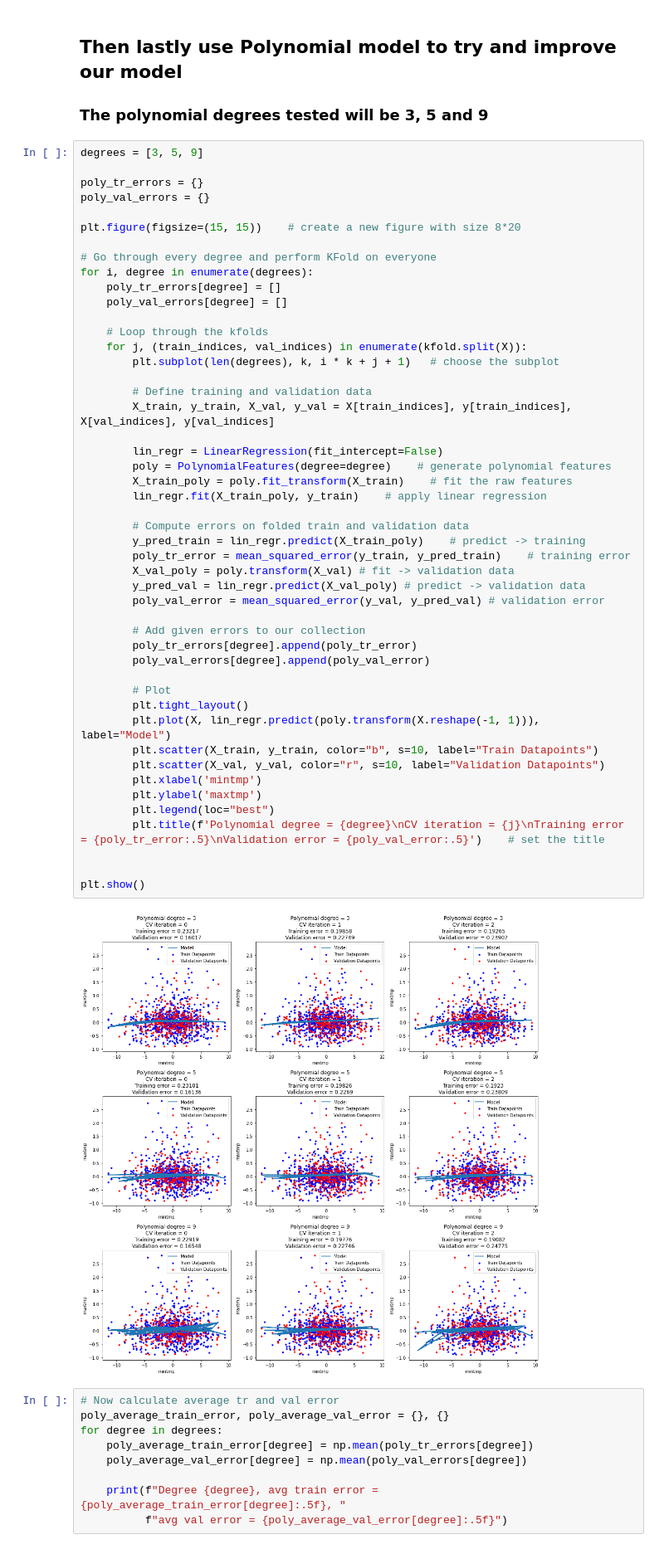
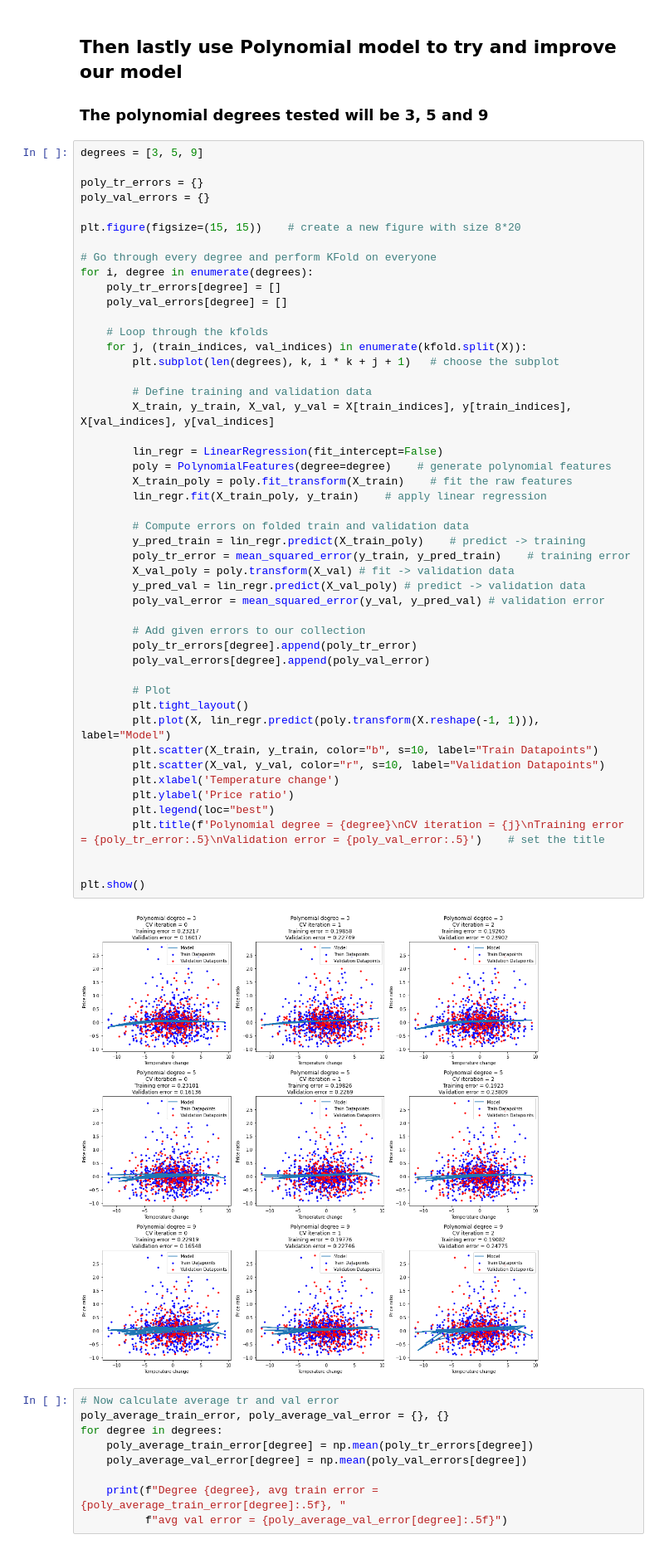
Before and after one commit to LinuzJ/ml-energy-prices, a Jupyter notebook: project.ipynb, the cells around one changed output. Shown at 83% size. Saved outputs shown, nothing was run; the diff lists cells and outputs as text.

```diff
--- a/project.ipynb
+++ b/project.ipynb
@@ -199,36 +202,36 @@ for i, degree in enumerate(degrees):
         # Define training and validation data
         X_train, y_train, X_val, y_val = X[train_indices], y[train_indices], X[val_indices], y[val_indices]
 
         lin_regr = LinearRegression(fit_intercept=False)
         poly = PolynomialFeatures(degree=degree)    # generate polynomial features
         X_train_poly = poly.fit_transform(X_train)    # fit the raw features
         lin_regr.fit(X_train_poly, y_train)    # apply linear regression
 
         # Compute errors on folded train and validation data
         y_pred_train = lin_regr.predict(X_train_poly)    # predict -> training
         poly_tr_error = mean_squared_error(y_train, y_pred_train)    # training error
         X_val_poly = poly.transform(X_val) # fit -> validation data
         y_pred_val = lin_regr.predict(X_val_poly) # predict -> validation data
         poly_val_error = mean_squared_error(y_val, y_pred_val) # validation error
 
         # Add given errors to our collection
         poly_tr_errors[degree].append(poly_tr_error)
         poly_val_errors[degree].append(poly_val_error)
 
         # Plot
         plt.tight_layout()
         plt.plot(X, lin_regr.predict(poly.transform(X.reshape(-1, 1))), label="Model")
         plt.scatter(X_train, y_train, color="b", s=10, label="Train Datapoints")
         plt.scatter(X_val, y_val, color="r", s=10, label="Validation Datapoints")
-        plt.xlabel('mintmp')
-        plt.ylabel('maxtmp')
+        plt.xlabel('Temperature change')
+        plt.ylabel('Price ratio')
         plt.legend(loc="best")
         plt.title(f'Polynomial degree = {degree}\nCV iteration = {j}\nTraining error = {poly_tr_error:.5}\nValidation error = {poly_val_error:.5}')    # set the title
 
 
 plt.show()
 # %% [output]
-[figure, old version]
+[figure, new version]
 # %%
 # Now calculate average tr and val error
 poly_average_train_error, poly_average_val_error = {}, {}
```
Also changed, not shown: parts of 1 cell of this notebook.
